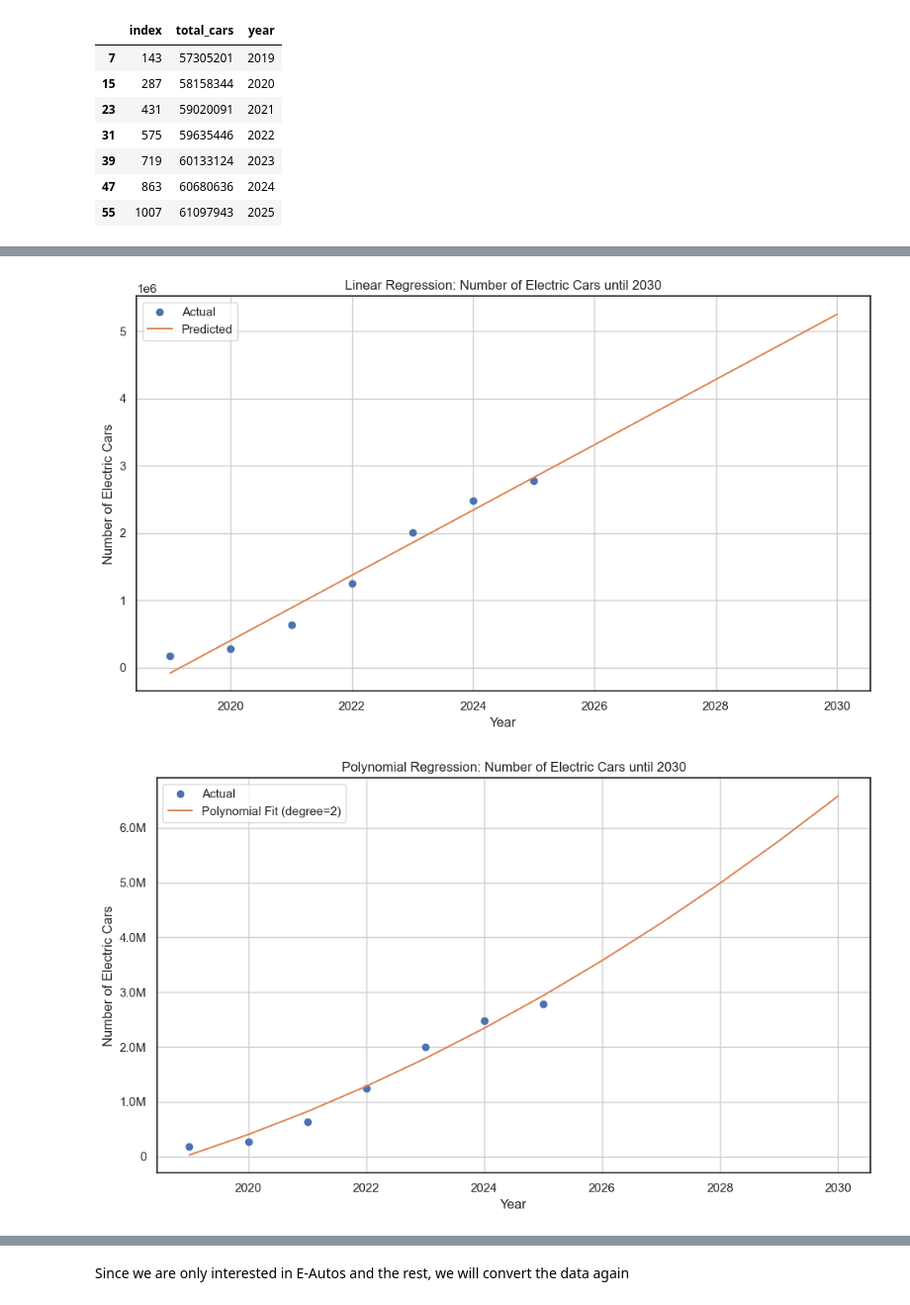
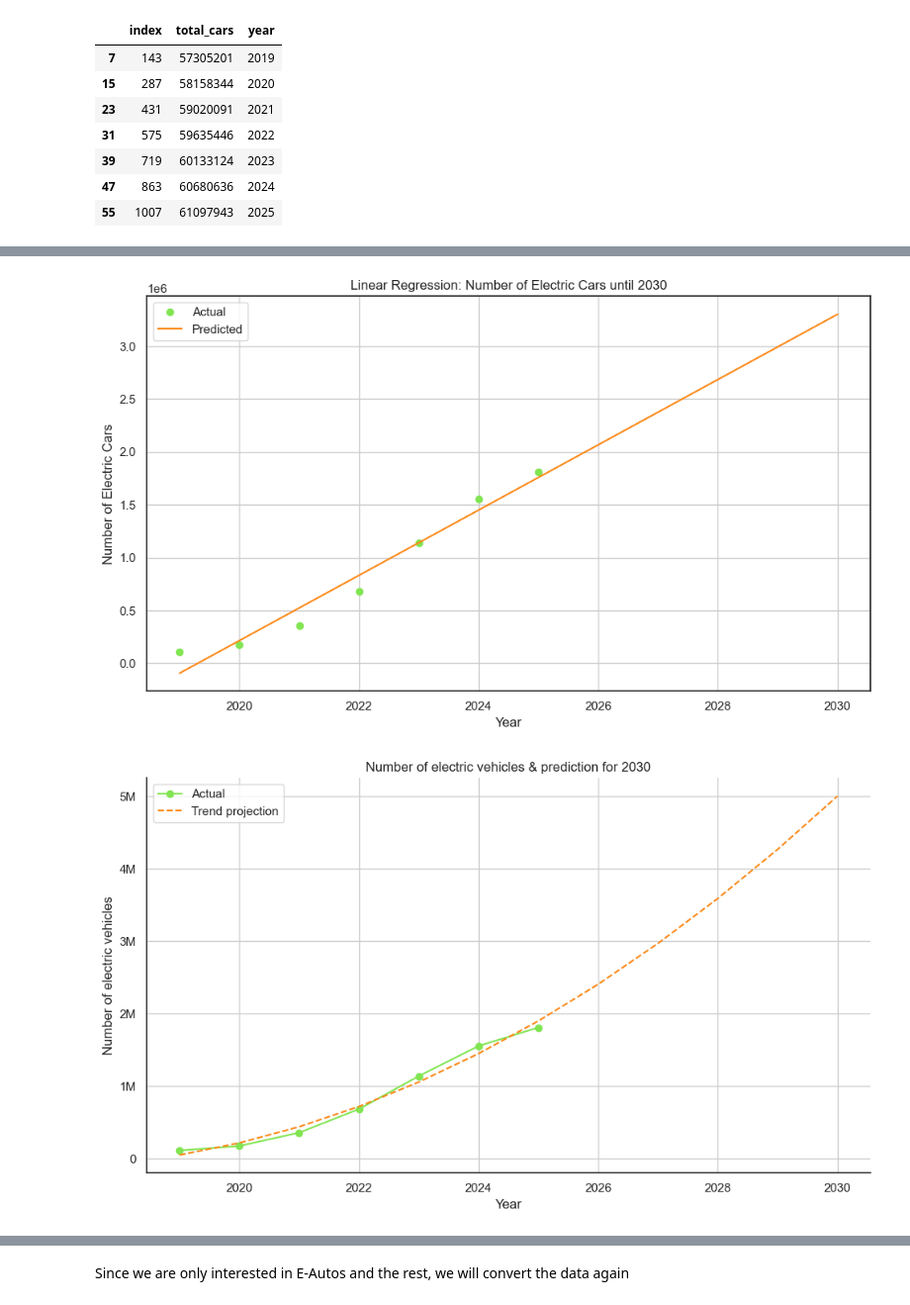
Before and after one commit to adelinerd/electric_cars, a Jupyter notebook: 3_Autos_Germany.ipynb, the cells around one changed output, grey strips where cells are left out. Shown at 99% size. Cells and saved outputs as stored; diff of their text form; code cells hidden in the pictures.

```diff
--- a/3_Autos_Germany.ipynb
+++ b/3_Autos_Germany.ipynb
@@ -119,7 +119,7 @@ df
 # harmonize the types of "fuel"
 
 fuel_type_mapping = {
- 'Benzin': 'Benzin',
+ 'Benzin': 'Gasoline',
  'Diesel': 'Diesel',
  'Gas insgesamt': 'Gas',
  'Hybrid insgesamt': 'Hybrid total',
@@ -192,7 +184,7 @@ df_states
 896 rows × 5 columns
 # %%
 # we consider electric and hybrid as electrical, since they all use the charging stations
-electric_types = ["Electric", "Plug-in Hybrid"]
+electric_types = ["Electric"]#, "Plug-in Hybrid"]
 
 # filter the electrical vehicles
 eautos = df_germany [df_germany["fuel"].isin(electric_types)]
@@ -255,7 +247,7 @@ charging_stations_germany = pd.read_csv('./clean_data/stations_germany.csv', use
 
 charging_stations_germany = charging_stations_germany [charging_stations_germany["year"] > 2018]
 
-charging_stations_germany = charging_stations_germany.merge(e_autos_year, on = "year", how = "left")
+charging_stations_germany = charging_stations_germany.merge(e_autos_germany, on = "year", how = "left")
 
 charging_stations_germany
 # %% [output]
@@ -308,0 +312,9 @@ df
+# %%
+
+def thousands_millions_formatter2(x, pos):
+    if x >= 1e6:
+        return f'{x*1e-6:.0f}M'
+    elif x >= 1e3:
+        return f'{x*1e-3:.0f}K'
+    else:
+        return f'{int(x)}'
@@ -353,8 +421,8 @@ future_predictions = model.predict(future_years)
 
 # Plotting
 plt.figure(figsize=(10, 6))
-plt.plot(df['year'], df['number_of_electric_cars'], 'o', label='Actual')
-plt.plot(future_years.flatten(), future_predictions, '-', label='Predicted')
+plt.plot(df['year'], df['number_of_electric_cars'], 'o', label='Actual', color = "#81E552" )
+plt.plot(future_years.flatten(), future_predictions, '-', label='Predicted', color = "#FD8714" )
 
 plt.title("Linear Regression: Number of Electric Cars until 2030")
 plt.xlabel("Year")
@@ -364,50 +432,61 @@ plt.legend()
 plt.tight_layout()
 plt.show()
 # %% [output]
-[figure, old version]
+[figure, new version]
 # %%
 from sklearn.linear_model import LinearRegression
 from sklearn.preprocessing import PolynomialFeatures
-from matplotlib.ticker import ScalarFormatter
+from matplotlib.ticker import FuncFormatter
+import numpy as np
+import matplotlib.pyplot as plt
 
-from matplotlib.ticker import FuncFormatter
 
-# Function to convert large numbers to 'M' format
-def millions_formatter(x, pos):
-    return f'{x*1e-6:.1f}M' if x >= 1e6 else f'{int(x)}'
+def thousands_millions_formatter2(x, pos):
+    if x >= 1e6:
+        return f'{x*1e-6:.0f}M'
+    elif x >= 1e3:
+        return f'{x*1e-3:.0f}K'
+    else:
+        return f'{int(x)}'
 
 
 df = charging_stations_germany
 
 # Set up polynomial regression (degree 2)
 poly = PolynomialFeatures(degree=2)
 X_poly = poly.fit_transform(df[['year']])
 y = df['number_of_electric_cars']
 
 model = LinearRegression()
 model.fit(X_poly, y)
 
-# Predict up to 2030
+# Predict for current and future years
 future_years = np.arange(2019, 2031).reshape(-1, 1)
 future_X_poly = poly.transform(future_years)
 future_predictions = model.predict(future_X_poly)
 
+current_predictions = model.predict(poly.transform(df[['year']]))
+
 # Plotting
 plt.figure(figsize=(10, 6))
-plt.plot(df['year'], df['number_of_electric_cars'], 'o', label='Actual')
-plt.plot(future_years.flatten(), future_predictions, '-', label='Polynomial Fit (degree=2)')
+plt.plot(df['year'], df['number_of_electric_cars'], 'o-', label='Actual', color="#81E552")
+#plt.plot(df['year'], current_predictions, '-', color="#81E552", alpha=0.7, label='Polynomial Fit (current)')
+plt.plot(future_years.flatten(), future_predictions, '--', label='Trend projection', color="#FD8714")
 
-plt.gca().yaxis.set_major_formatter(FuncFormatter(millions_formatter))
+ax = plt.gca()
+ax.yaxis.set_major_formatter(FuncFormatter(thousands_millions_formatter2))
+ax.spines['top'].set_visible(False)
+ax.spines['right'].set_visible(False)
 
-plt.title("Polynomial Regression: Number of Electric Cars until 2030")
+plt.title("Number of electric vehicles & prediction for 2030")
 plt.xlabel("Year")
-plt.ylabel("Number of Electric Cars")
+plt.ylabel("Number of electric vehicles")
 plt.grid(True)
 plt.legend()
 plt.tight_layout()
 plt.show()
 # %% [output]
-[figure, old version]
+[figure, new version]
 # %%
 # Create the scatter plot
 plt.figure(figsize=(8, 6))
```
Also changed, not shown: parts of 27 cells of this notebook, 9 other files.
